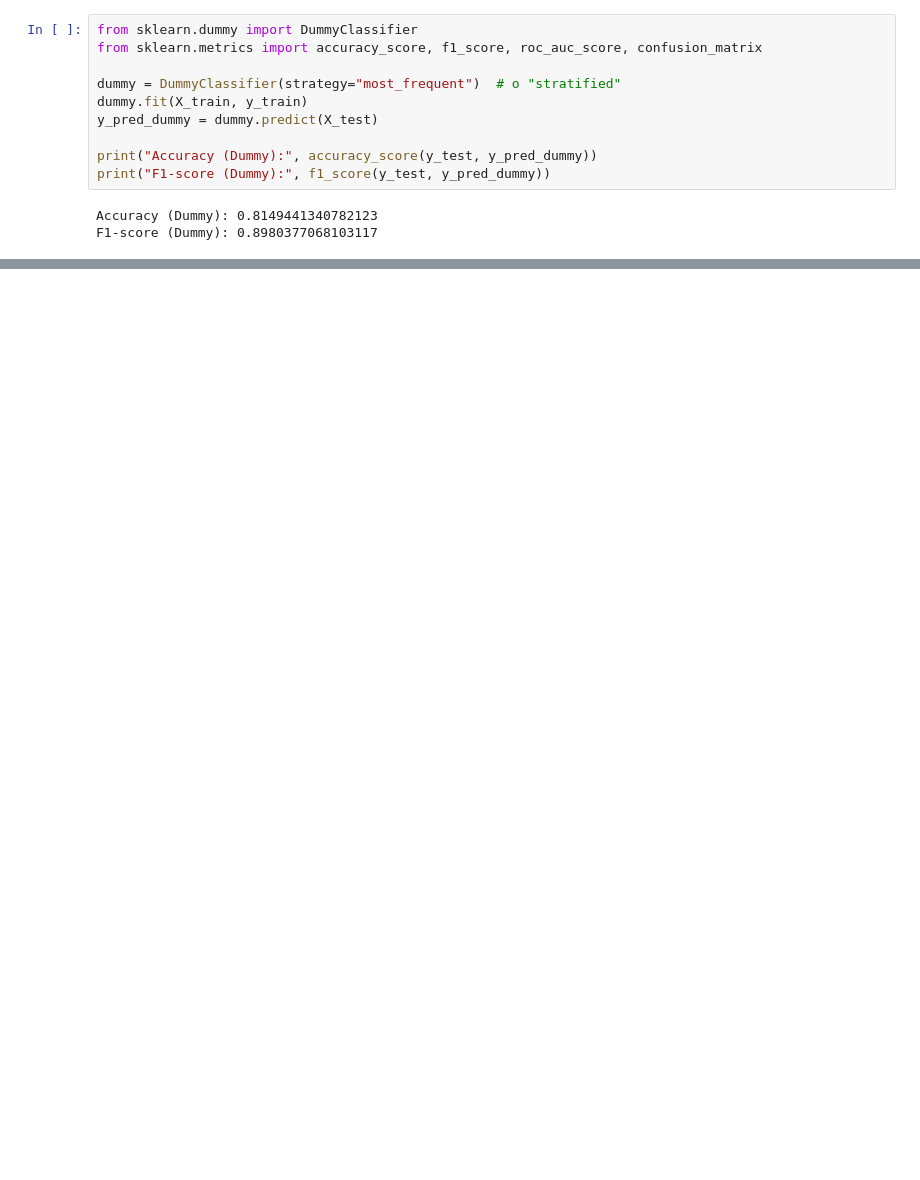
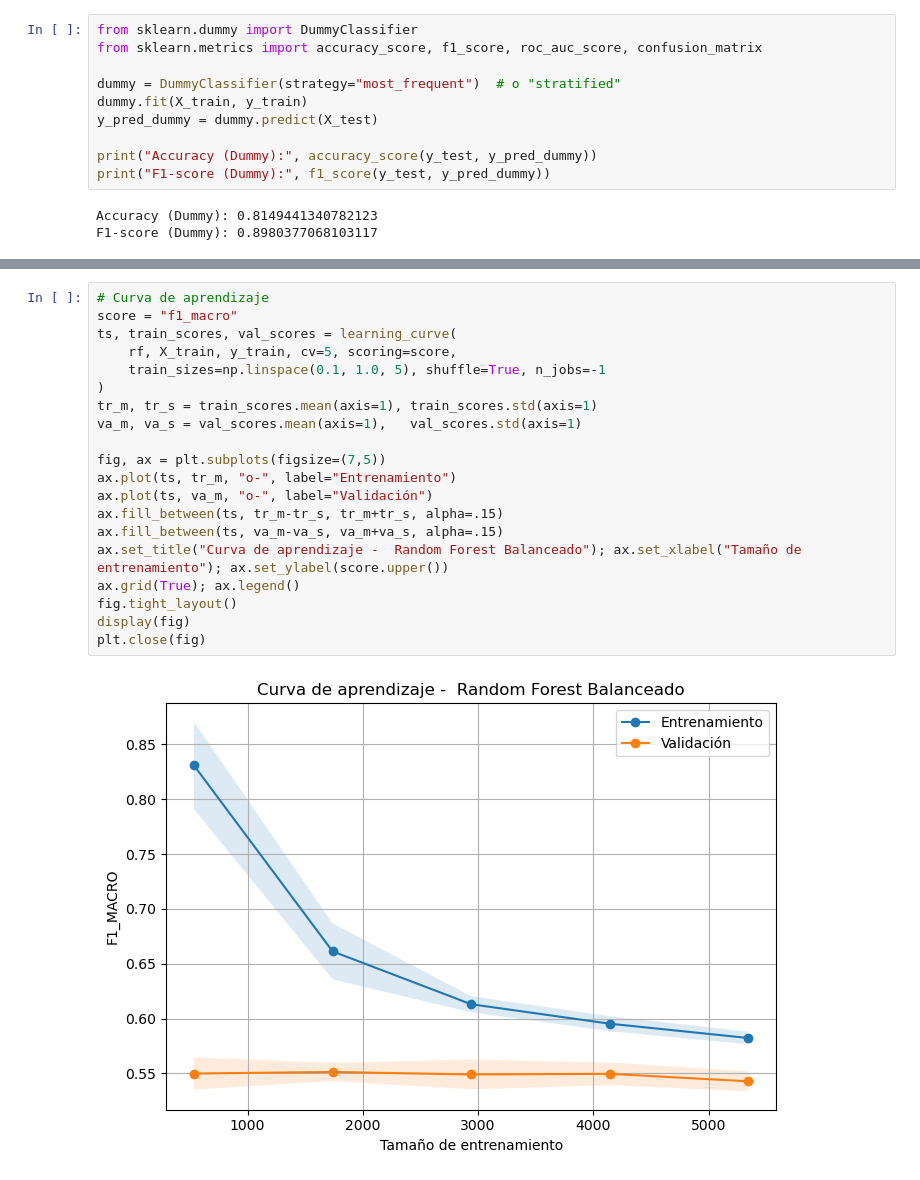
Before and after one commit to kfonsecam/ProyectoIntegrador_ModeloAtraccion, a Jupyter notebook: Avance3_Equipo14.ipynb, the cells around one changed output, grey strips where cells are left out. Saved outputs shown, nothing was run; the diff lists cells and outputs as text; blank space fills up the shorter version.

```diff
--- a/Avance3_Equipo14.ipynb
+++ b/Avance3_Equipo14.ipynb
@@ -239 +244,23 @@ plt.show()
+# %%
+# Curva de aprendizaje
+score = "f1_macro"
+ts, train_scores, val_scores = learning_curve(
+    rf, X_train, y_train, cv=5, scoring=score,
+    train_sizes=np.linspace(0.1, 1.0, 5), shuffle=True, n_jobs=-1
+)
+tr_m, tr_s = train_scores.mean(axis=1), train_scores.std(axis=1)
+va_m, va_s = val_scores.mean(axis=1),   val_scores.std(axis=1)
+
+fig, ax = plt.subplots(figsize=(7,5))
+ax.plot(ts, tr_m, "o-", label="Entrenamiento")
+ax.plot(ts, va_m, "o-", label="Validación")
+ax.fill_between(ts, tr_m-tr_s, tr_m+tr_s, alpha=.15)
+ax.fill_between(ts, va_m-va_s, va_m+va_s, alpha=.15)
+ax.set_title("Curva de aprendizaje -  Random Forest Balanceado"); ax.set_xlabel("Tamaño de entrenamiento"); ax.set_ylabel(score.upper())
+ax.grid(True); ax.legend()
+fig.tight_layout()
+display(fig)
+plt.close(fig)
+# %% [output]
+[figure, added]
 # %% [markdown]
```
Also changed, not shown: parts of 17 cells of this notebook.
